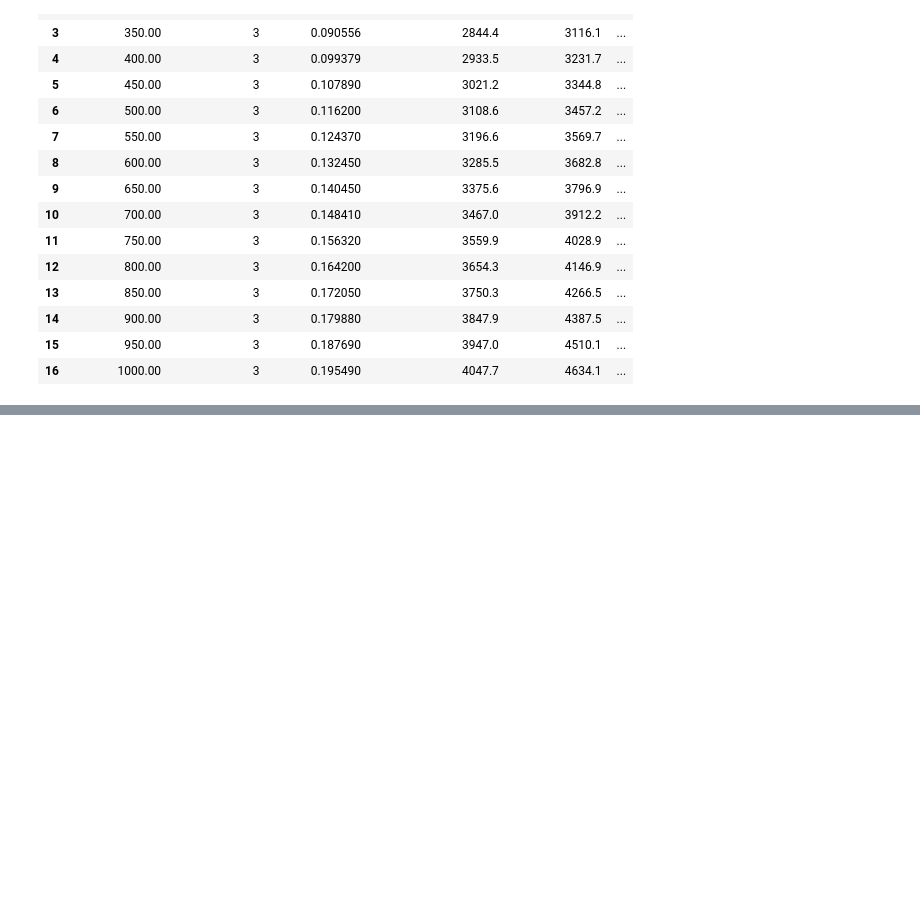
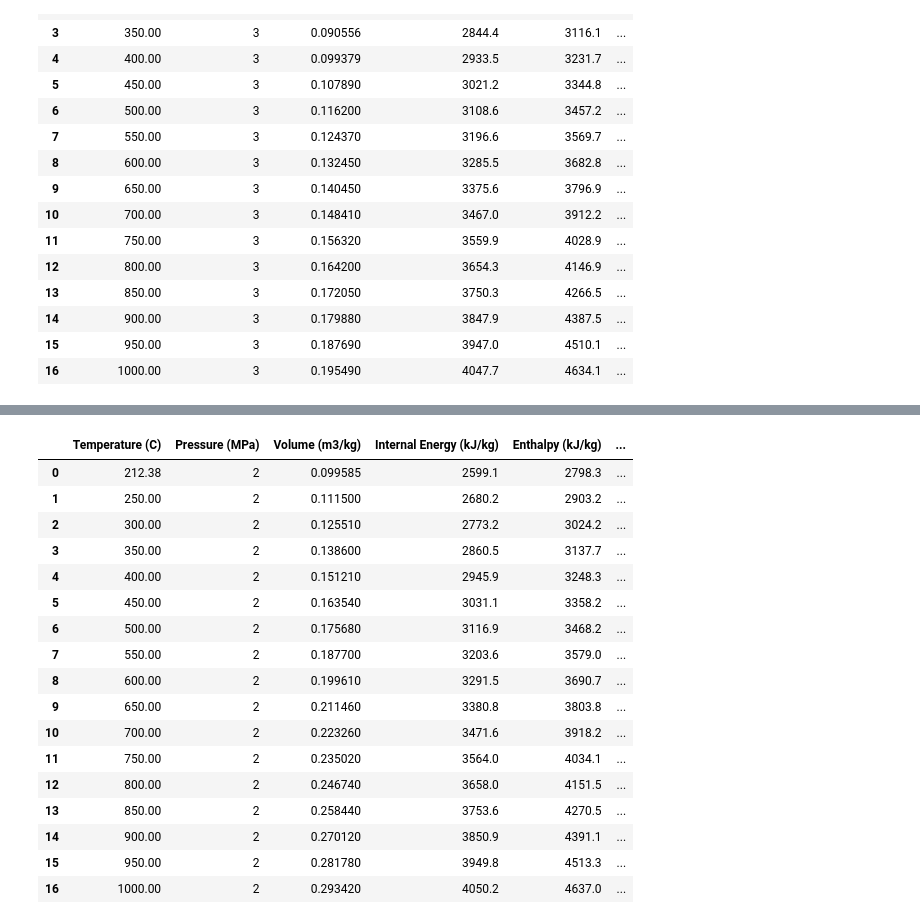
Before and after one commit to OpenChemE/CHBE241, a Jupyter notebook: Module-4-Separation-II/4.6-Steam Tables.ipynb, the cells around one changed output, grey strips where cells are left out. Cells and saved outputs as stored; diff of their text form; code cells hidden in the pictures; blank space fills up the shorter version.

Commit message:
Finished steam table edits

```diff
--- a/Module-4-Separation-II/4.6-Steam Tables.ipynb
+++ b/Module-4-Separation-II/4.6-Steam Tables.ipynb
@@ -129,0 +122,26 @@ $$ \Delta U_{tot} = -197.5 \space kJ/kg $$
+# %%
+import pandas as pd
+import numpy as np
+import matplotlib.pyplot as plt
+
+df = pd.read_excel('../figures/Module-4/Steam_2MPa.xlsx', sheet_name='Sheet2', index_col=None, na_values=['NA'])
+df
+# %% [output]
+|  | Temperature (C) | Pressure (MPa) | Volume (m3/kg) | Internal Energy (kJ/kg) | Enthalpy (kJ/kg) | ... |
+| 0 | 212.38 | 2 | 0.099585 | 2599.1 | 2798.3 | ... |
+| 1 | 250.00 | 2 | 0.111500 | 2680.2 | 2903.2 | ... |
+| 2 | 300.00 | 2 | 0.125510 | 2773.2 | 3024.2 | ... |
+| 3 | 350.00 | 2 | 0.138600 | 2860.5 | 3137.7 | ... |
+| 4 | 400.00 | 2 | 0.151210 | 2945.9 | 3248.3 | ... |
+| 5 | 450.00 | 2 | 0.163540 | 3031.1 | 3358.2 | ... |
+| 6 | 500.00 | 2 | 0.175680 | 3116.9 | 3468.2 | ... |
+| 7 | 550.00 | 2 | 0.187700 | 3203.6 | 3579.0 | ... |
+| 8 | 600.00 | 2 | 0.199610 | 3291.5 | 3690.7 | ... |
+| 9 | 650.00 | 2 | 0.211460 | 3380.8 | 3803.8 | ... |
+| 10 | 700.00 | 2 | 0.223260 | 3471.6 | 3918.2 | ... |
+| 11 | 750.00 | 2 | 0.235020 | 3564.0 | 4034.1 | ... |
+| 12 | 800.00 | 2 | 0.246740 | 3658.0 | 4151.5 | ... |
+| 13 | 850.00 | 2 | 0.258440 | 3753.6 | 4270.5 | ... |
+| 14 | 900.00 | 2 | 0.270120 | 3850.9 | 4391.1 | ... |
+| 15 | 950.00 | 2 | 0.281780 | 3949.8 | 4513.3 | ... |
+| 16 | 1000.00 | 2 | 0.293420 | 4050.2 | 4637.0 | ... |
```
Also changed, not shown: parts of 5 cells of this notebook, 1 other file.
